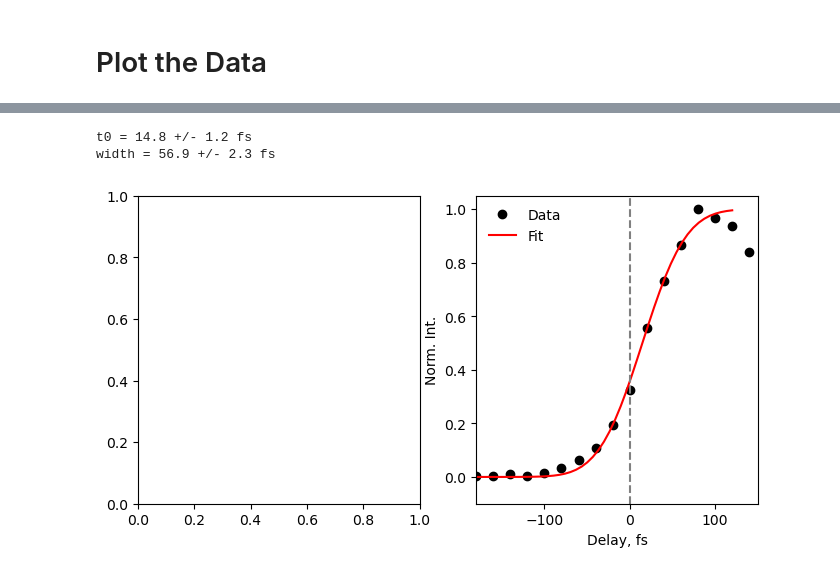
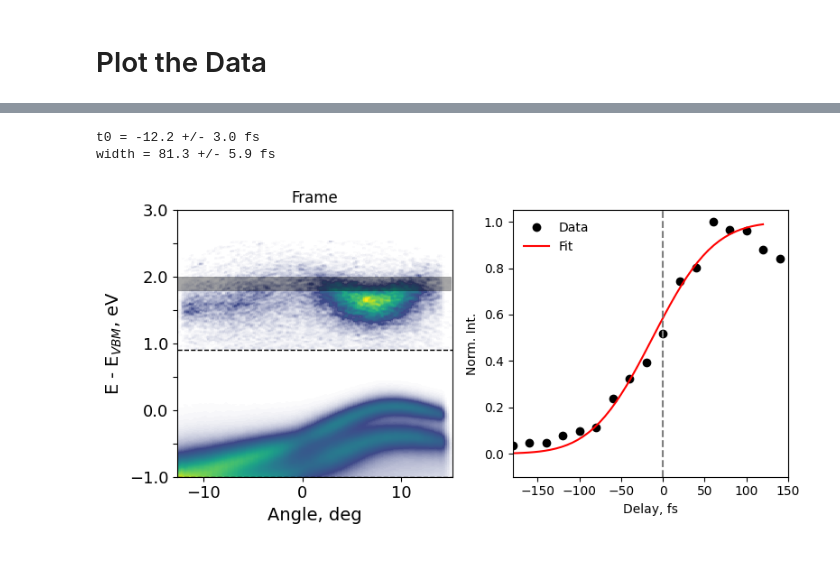
Before and after one commit to lawsonlloyd/mpes-analysis, a Jupyter notebook: phoibos_plot_analysis.ipynb, the cells around one changed output, grey strips where cells are left out. Cells and saved outputs as stored; diff of their text form; code cells hidden in the pictures.

```diff
--- a/phoibos_plot_analysis.ipynb
+++ b/phoibos_plot_analysis.ipynb
@@ -86,0 +84,23 @@ os.getcwd()
+# %%
+%matplotlib inline
+
+fig, ax = plt.subplots(1, 3, gridspec_kw={'width_ratios': [1, 1, 1], 'height_ratios':[1]})
+fig.set_size_inches(12, 4, forward=False)
+ax = ax.flatten()
+
+E, E_int = 0, 0.2
+angle, tilt = -10.5, 0
+angle_int, tilt_int = 2, 2
+
+im0 = mpes.plot_tilt_map(I_res, E = E, E_int = E_int, fig=fig, ax=ax[0], subtract_neg = False, cmap='turbo')
+im1 = mpes.plot_phoibos_frame(I_res, fig=fig, ax=ax[1], subtract_neg = False, angle = angle, angle_int = angle_int, cmap='turbo')
+#im2 = mpes.plot_phoibos_frame(I_res, fig=fig, ax=ax[2], E_enhance = 0.9, subtract_neg = False, tilt = 2, tilt_int = 1)
+im2 = mpes.plot_edc(I_res, (angle, tilt), (angle_int, tilt_int), fig=fig, ax=ax[2], subtract_neg = False, norm_trace = True)
+
+ax[1].set_ylim(-3.5,0)
+ax[2].set_xlim(-3.5,0)
+ax[2].set_title('EDC')
+mpes.add_rect(angle, angle_int, 0, 65, ax[0], edgecolor=colors[i], facecolor=colors[i], alpha = 0.35)
+mpes.add_rect(tilt, tilt_int, -2, 5, ax[1], edgecolor=colors[i], facecolor=colors[i], alpha = 0.35)
+
+fig.tight_layout()
@@ -86,0 +111,7 @@ os.getcwd()
+# %%
+scan = 13068
+
+I = phoibos.load_data(data_path, scan, force_offset=False, scan_info = None, energy_offset=19.72, delay_offset=0, tilt_scan = False) # For .h5 files saved locally
+I_res = I/np.max(I)
+
+I.dims
@@ -159,24 +147,31 @@ Text(0, 0.5, 'Rise Time, fs')
 # %%
 #%% Define t0 from Exciton Rise
 
 fig, ax = plt.subplots(1, 2, gridspec_kw={'width_ratios': [1, 1], 'height_ratios':[1]})
 fig.set_size_inches(8, 4, forward=False)
 ax = ax.flatten()
 
 figure_file_name = 'define_t0'
 save_figure = False
 
-### Plot EDCs at GAMMA vs time
-
-(kx, ky), (kx_int, ky_int) = (0, 0), (7, 4)
+E, E_int = [1.9], 0.2
+a, a_int = 0, 30
+colors = ['black', 'maroon', 'grey']
+traces = mpes.get_time_trace(I_res, E[0], E_int, a, a_int)
 #(kx, ky), (kx_int, ky_int) = (0, .7), (1.5, 0.5)
 delay_limits = [-200, 120]
+im0 = mpes.plot_phoibos_frame(I_res, fig=fig, ax=ax[0], energy_limits=(-1,3), E_enhance = 0.9, subtract_neg = False)
 
 popt, perr, rise_fit = mpes.find_t0(traces/np.max(traces), delay_limits, fig=fig, ax=ax)
 
+for i in np.arange(len(E)):
+    mpes.add_rect(a, a_int, E[i], E_int, ax[0], edgecolor=colors[i], facecolor=colors[i], alpha = 0.35)
+
+fig.tight_layout()
+
 if save_figure is True:
     mpes.save_figure(fig, name = f'test', image_format = 'pdf')
 # %% [output]
-t0 = 14.8 +/- 1.2 fs
-width = 56.9 +/- 2.3 fs
+t0 = -12.2 +/- 3.0 fs
+width = 81.3 +/- 5.9 fs
-[figure, old version]
+[figure, new version]
```
Also changed, not shown: parts of 10 cells of this notebook, 1 other file.
